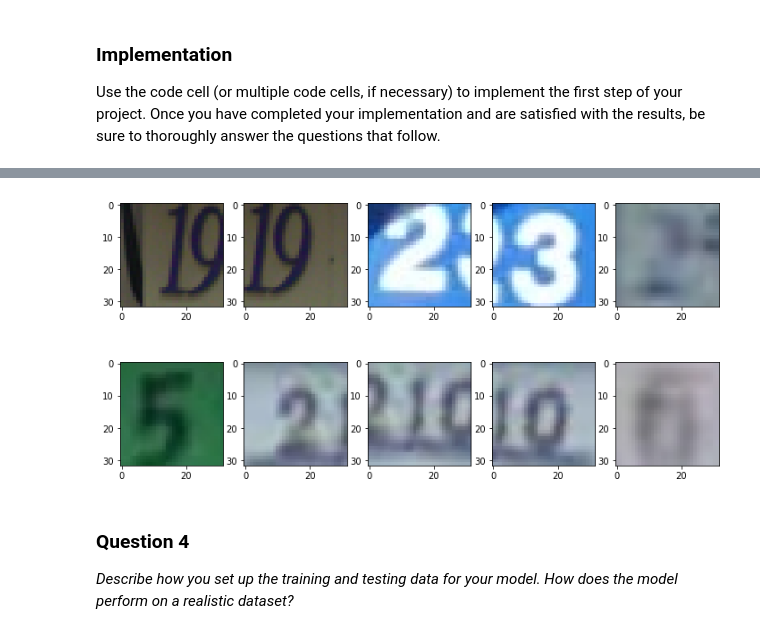
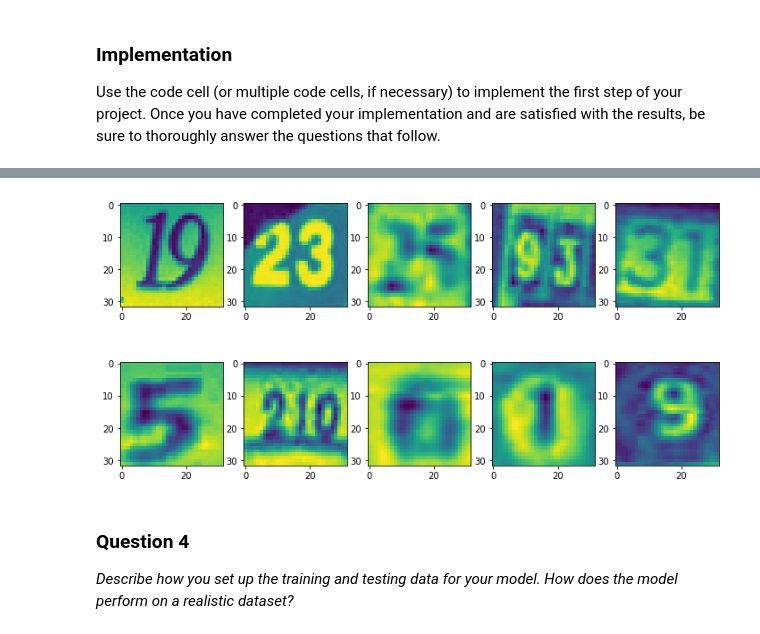
Before and after one commit to dkumar95120/machine_learning_dk, a Jupyter notebook: projects/digit_recognition/digit_recognition.ipynb, the cells around one changed output, grey strips where cells are left out. Cells and saved outputs as stored; diff of their text form; code cells hidden in the pictures.

Commit message:
Working CNN and DNN models for multiple digits

```diff
--- a/projects/digit_recognition/digit_recognition.ipynb
+++ b/projects/digit_recognition/digit_recognition.ipynb
@@ -644,13 +413,3 @@ _How did you train your model? How did you generate your synthetic dataset?_ Inc
 For all three models i.e. CNN model with Keras/Theano, NN and CNN model with TensorFlow, notMNIST dataset was used, which was already preprocessed and pickled. However, it still needed to be reformatted to feed to dictionary during runtime(See reformatting function for notMNIST data set). The labels had be one-HOT encoded as well. This data was already normalized.
 
 I used 80% of the training data for training the model and used remaining 20% for the validation purposes.
-# %%
-fig = plt.figure(figsize=(12, 6), dpi=72)
-for i in range(5):
-    plt.subplot(2,5,i+1)
-    img=X_train[i].reshape(image_size,image_size)
-    plt.imshow(img)
-    plt.subplot(2,5,i+6)
-    img=X_test[i].reshape(image_size,image_size)
-    plt.imshow(img)
-plt.show()
@@ -658,0 +416,17 @@ plt.show()
+# %%
+fig = plt.figure(figsize=(12, 6), dpi=82)
+for i in range(6):
+    plt.subplot(1,6,i+1)
+    img=X_tests[i].reshape(image_size,image_size)
+    plt.imshow(img)
+plt.show()
+#get predicted labels for these images
+y=np.argmax(y_test_pred, axis=2).T
+x='Predicted:'
+for i in range(6):
+    for j in y[i]:
+        if j == 10:
+            break
+        x = x + str(j)
+    x=x+'\t\t'
+print(x)
@@ -701,0 +443,10 @@ Test  accuracy: 81.20%
+# %%
+pickle_file = 'SVHN.pickle'
+X_input, y_input, X_valid, y_valid, X_tests, y_tests = load_data(pickle_file)
+image       = [X_input.shape[1], X_input.shape[2], X_input.shape[3]]
+print ('image size',image)
+ndigit      = y_input.shape[1]  #number of digits in that sample
+image_size = image[0]
+y_test_pred, y_valid_pred = n_layer_cnn (X_input, y_input, X_valid, y_valid, X_tests, y_tests,
+										image, num_labels, ndigit, depth, num_hidden, conv_params,
+										batch_size, num_samples, num_steps, print_steps, dropout)
@@ -702,13 +471,13 @@ Test  accuracy: 81.20%
 # %%
 fig = plt.figure(figsize=(12, 6), dpi=72)
 for i in range(5):
     plt.subplot(2,5,i+1)
-    plt.imshow(X_train[i])
+    plt.imshow(X_input[i].reshape(image_size,image_size))
     plt.subplot(2,5,i+6)
-    plt.imshow(X_test[i])
+    plt.imshow(X_tests[i].reshape(image_size,image_size))
 plt.show()
 # %% [output]
-[figure, old version]
+[figure, new version]
 # %% [markdown]
 ### Question 4
 _Describe how you set up the training and testing data for your model. How does the model perform on a realistic dataset?_
```
Also changed, not shown: parts of 16 cells of this notebook, 2 other files.
